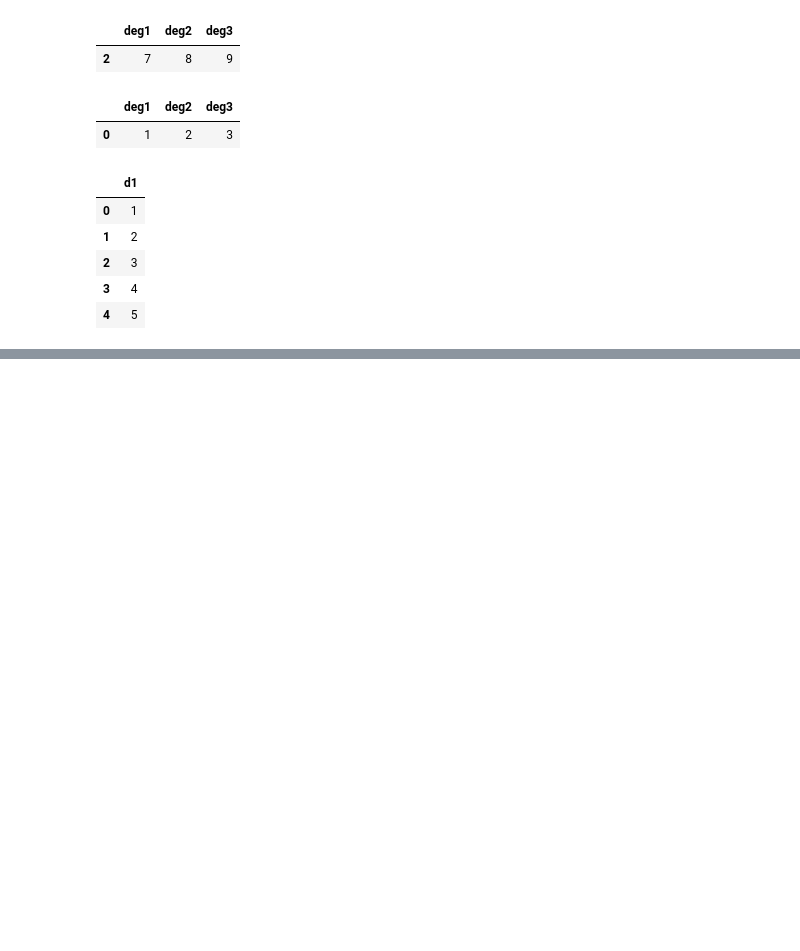
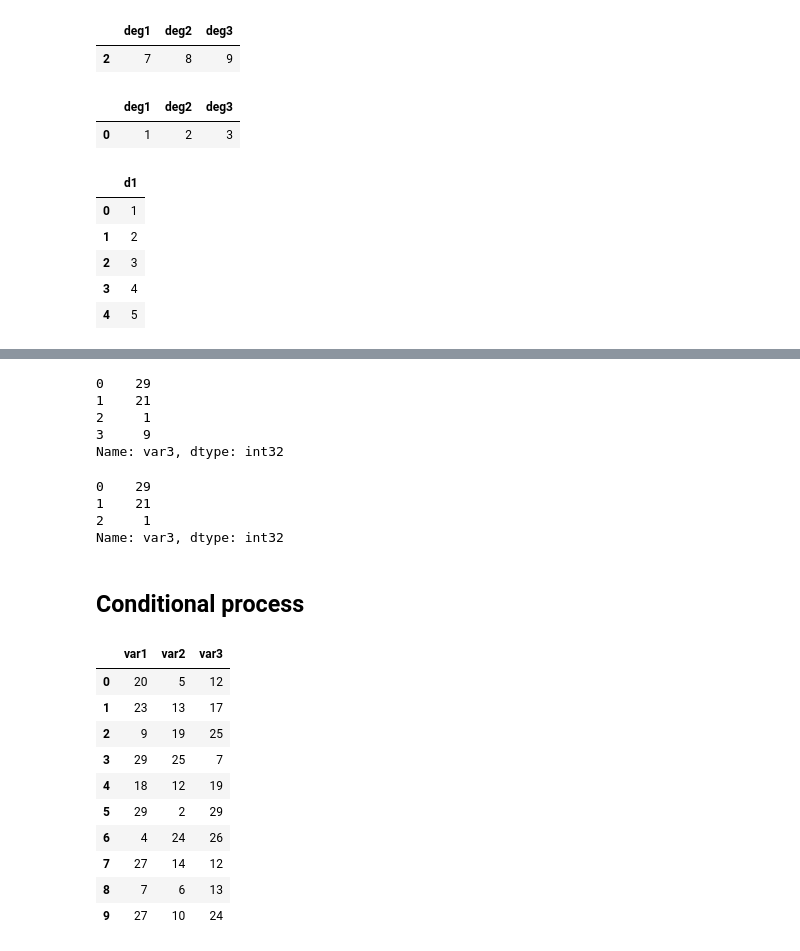
Before and after one commit to gamzegezgin/Data-Manipulation-and-Visualization, a Jupyter notebook: data_manipulation_pandas.ipynb, the cells around one changed output, grey strips where cells are left out. Cells and saved outputs as stored; diff of their text form; code cells hidden in the pictures; blank space fills up the shorter version.

Commit message:
practiced about join scenarios and conditional processes

```diff
--- a/data_manipulation_pandas.ipynb
+++ b/data_manipulation_pandas.ipynb
@@ -313,0 +537,8 @@ pd.DataFrame(a, columns = ["d1"])
+# %%
+df.loc[:3,"var3"]
+# %% [output]
+0    29
+1    21
+2     1
+3     9
+Name: var3, dtype: int32
@@ -313,0 +548,29 @@ pd.DataFrame(a, columns = ["d1"])
+# %%
+df.iloc[0:3]["var3"]
+# %% [output]
+0    29
+1    21
+2     1
+Name: var3, dtype: int32
+# %% [markdown]
+## Conditional process ##
+# %%
+import numpy as np
+import pandas as pd
+
+m = np.random.randint(1,30, size= (10,3))
+df = pd.DataFrame(m, columns = ["var1","var2","var3"])
+# %%
+df
+# %% [output]
+|  | var1 | var2 | var3 |
+| 0 | 20 | 5 | 12 |
+| 1 | 23 | 13 | 17 |
+| 2 | 9 | 19 | 25 |
+| 3 | 29 | 25 | 7 |
+| 4 | 18 | 12 | 19 |
+| 5 | 29 | 2 | 29 |
+| 6 | 4 | 24 | 26 |
+| 7 | 27 | 14 | 12 |
+| 8 | 7 | 6 | 13 |
+| 9 | 27 | 10 | 24 |
```
Also changed, not shown: parts of 87 cells of this notebook.
